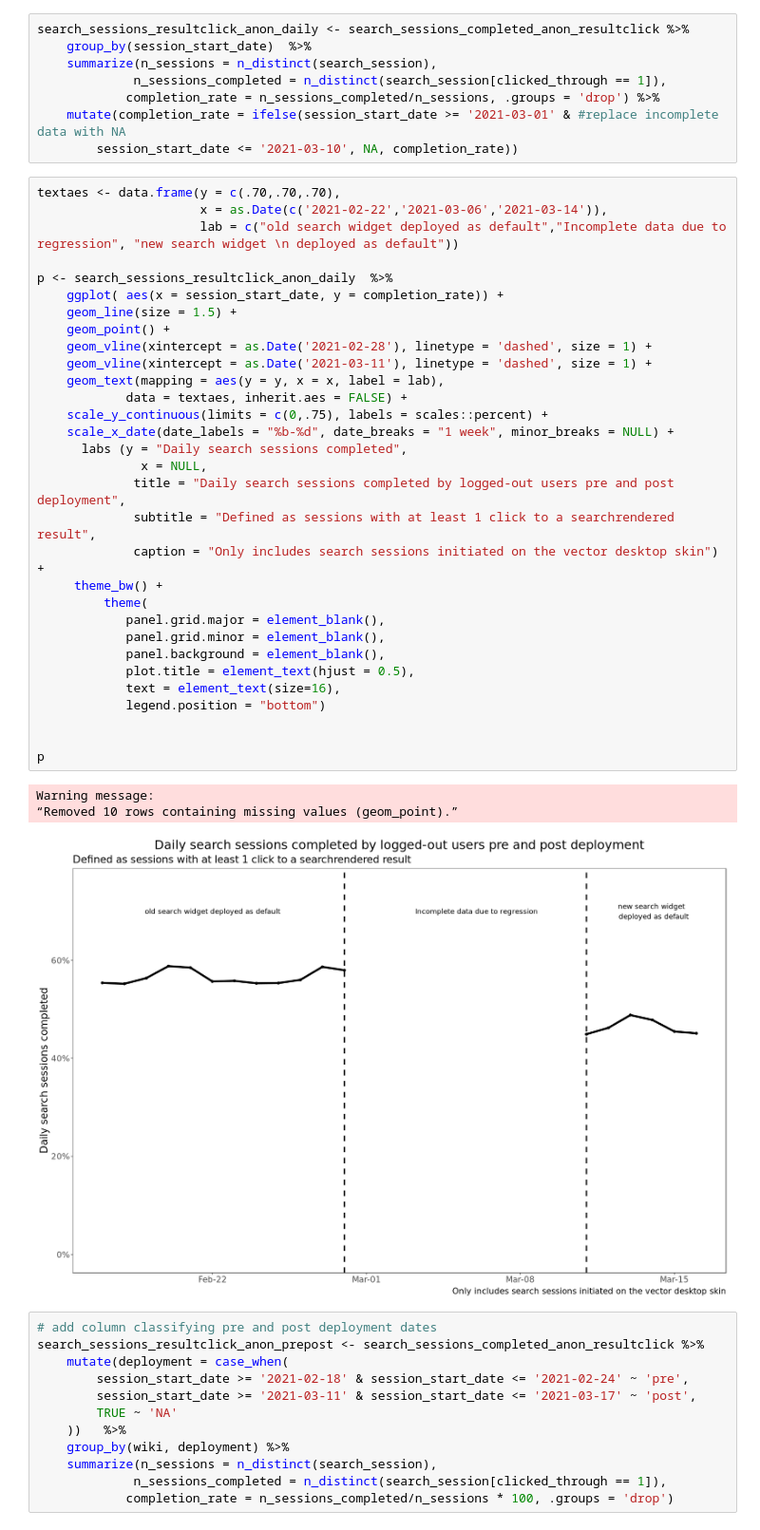
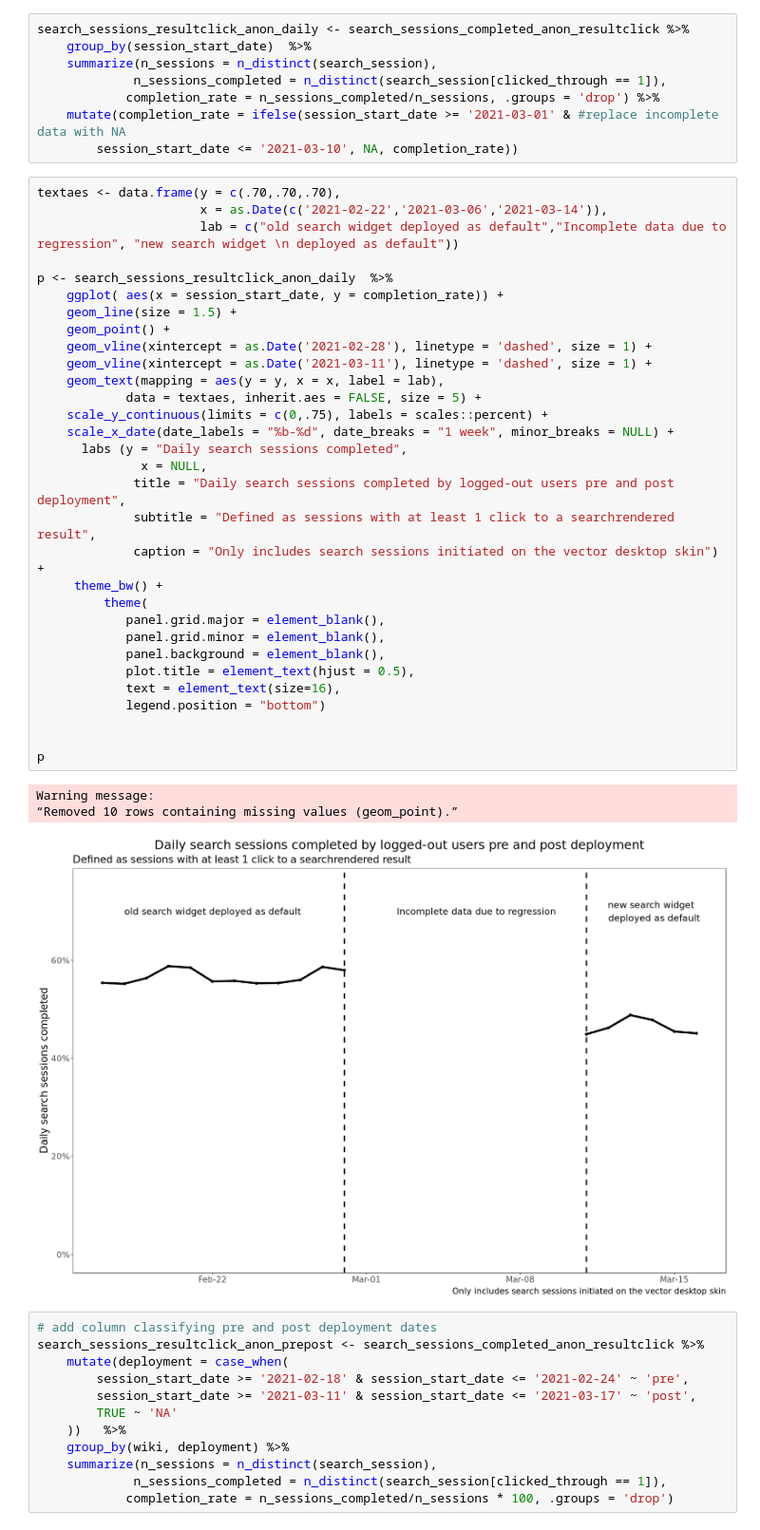
Before and after one commit to wikimedia-research/Desktop-Improvements-Search-Widget-Analysis-2021, a Jupyter notebook: Search-widget-ab-test-report.ipynb, the cells around one changed output. Shown at 95% size. Drawn from its saved outputs; the diff is of its cells as text.

```diff
--- a/Search-widget-ab-test-report.ipynb
+++ b/Search-widget-ab-test-report.ipynb
@@ -1122,35 +1081,35 @@ textaes <- data.frame(y = c(.70,.70,.70),
                       lab = c("old search widget deployed as default","Incomplete data due to regression", "new search widget \n deployed as default"))
 
 p <- search_sessions_resultclick_anon_daily  %>%
     ggplot( aes(x = session_start_date, y = completion_rate)) +
     geom_line(size = 1.5) +
     geom_point() +
     geom_vline(xintercept = as.Date('2021-02-28'), linetype = 'dashed', size = 1) +
     geom_vline(xintercept = as.Date('2021-03-11'), linetype = 'dashed', size = 1) +
     geom_text(mapping = aes(y = y, x = x, label = lab),
-            data = textaes, inherit.aes = FALSE) +
+            data = textaes, inherit.aes = FALSE, size = 5) +
     scale_y_continuous(limits = c(0,.75), labels = scales::percent) +
     scale_x_date(date_labels = "%b-%d", date_breaks = "1 week", minor_breaks = NULL) +
       labs (y = "Daily search sessions completed",
               x = NULL,
              title = "Daily search sessions completed by logged-out users pre and post deployment",
              subtitle = "Defined as sessions with at least 1 click to a searchrendered result",
              caption = "Only includes search sessions initiated on the vector desktop skin")  +
      theme_bw() +
          theme(
             panel.grid.major = element_blank(),
             panel.grid.minor = element_blank(),
             panel.background = element_blank(),
             plot.title = element_text(hjust = 0.5),
             text = element_text(size=16),
             legend.position = "bottom")
 
 
 p
 # %% [output]
 Warning message:
 “Removed 10 rows containing missing values (geom_point).”
-[figure, old version]
+[figure, new version]
 # %%
 # add column classifying pre and post deployment dates
 search_sessions_resultclick_anon_prepost <- search_sessions_completed_anon_resultclick %>%
```
Also changed, not shown: parts of 43 cells of this notebook.
